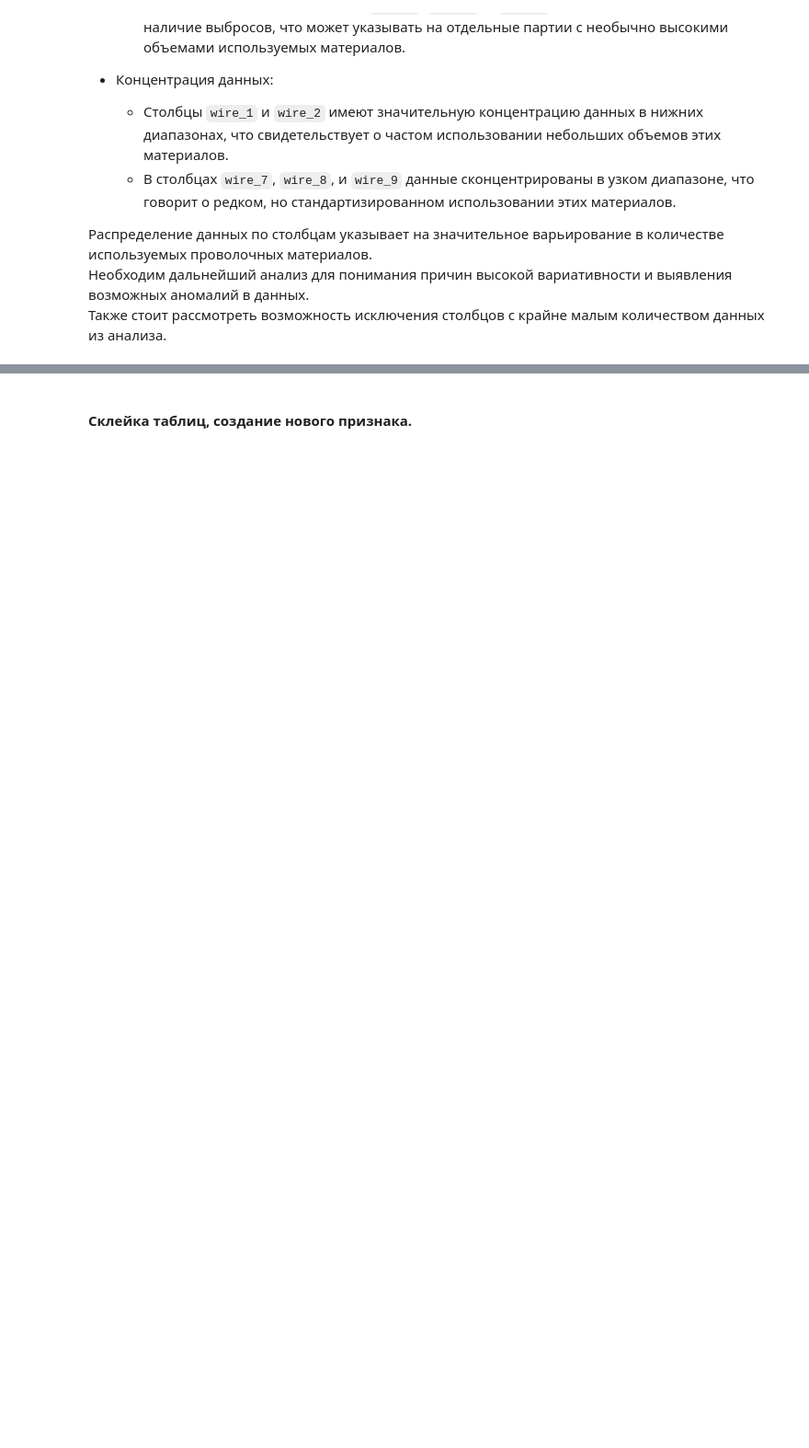
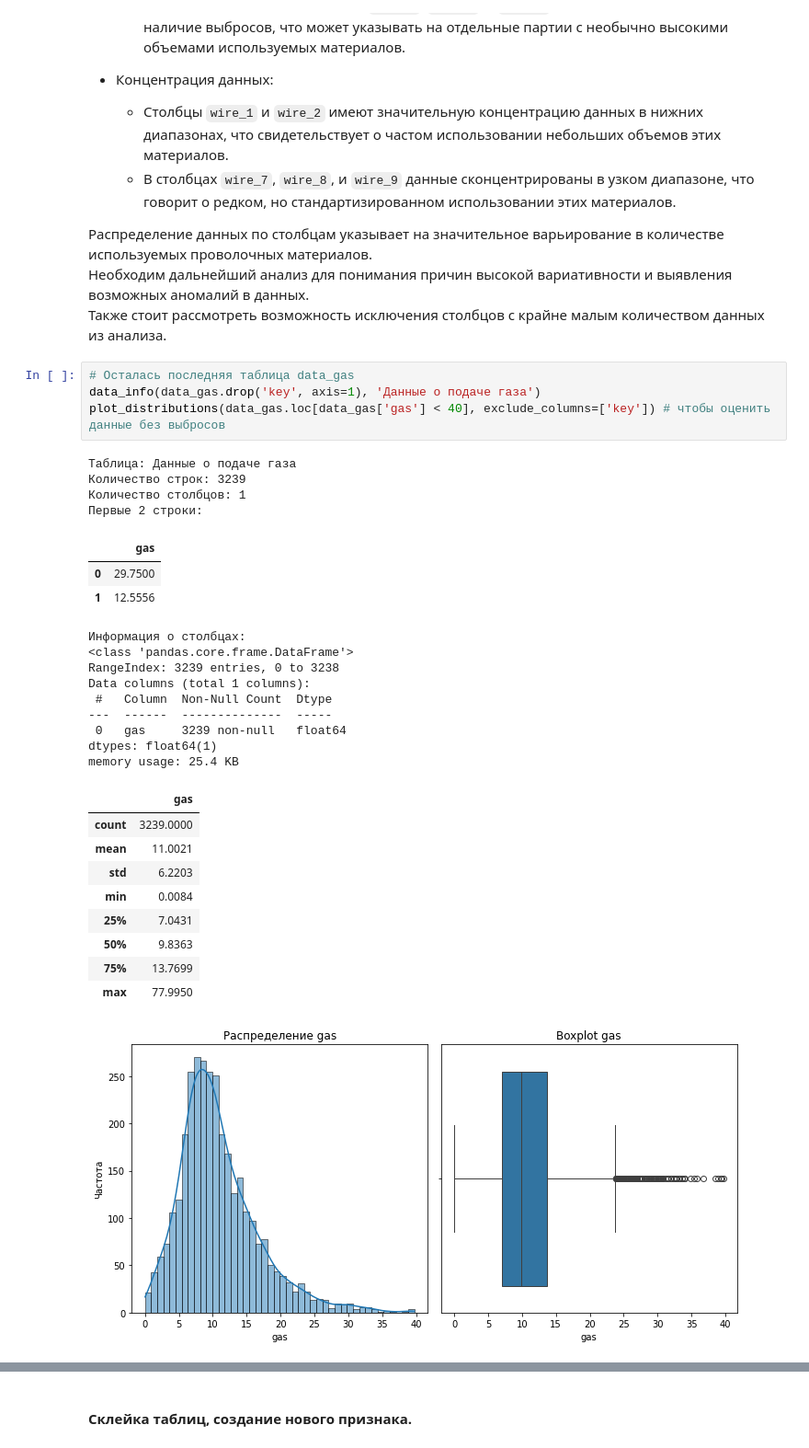
Before and after one commit to EPrutskoy/EPrutskoy, a Jupyter notebook: steel_temp_prediction/1d4c36b2-5168-4ae1-b314-a56a8d5214b9.ipynb, the cells around one changed output, grey strips where cells are left out. Shown at 92% size. Saved outputs shown, nothing was run; the diff lists cells and outputs as text; blank space fills up the shorter version.

```diff
--- a/steel_temp_prediction/1d4c36b2-5168-4ae1-b314-a56a8d5214b9.ipynb
+++ b/steel_temp_prediction/1d4c36b2-5168-4ae1-b314-a56a8d5214b9.ipynb
@@ -1228,3 +1282,34 @@ memory usage: 216.8 KB
 Распределение данных по столбцам указывает на значительное варьирование в количестве используемых проволочных материалов. \
 Необходим дальнейший анализ для понимания причин высокой вариативности и выявления возможных аномалий в данных. \
 Также стоит рассмотреть возможность исключения столбцов с крайне малым количеством данных из анализа.
+# %%
+# Осталась последняя таблица data_gas
+data_info(data_gas.drop('key', axis=1), 'Данные о подаче газа')
+plot_distributions(data_gas.loc[data_gas['gas'] < 40], exclude_columns=['key']) # чтобы оценить данные без выбросов
+# %% [output]
+Таблица: Данные о подаче газа
+Количество строк: 3239
+Количество столбцов: 1
+Первые 2 строки:
+|  | gas |
+| 0 | 29.7500 |
+| 1 | 12.5556 |
+Информация о столбцах:
+<class 'pandas.core.frame.DataFrame'>
+RangeIndex: 3239 entries, 0 to 3238
+Data columns (total 1 columns):
+ #   Column  Non-Null Count  Dtype
+---  ------  --------------  -----
+ 0   gas     3239 non-null   float64
+dtypes: float64(1)
+memory usage: 25.4 KB
+|  | gas |
+| count | 3239.0000 |
+| mean | 11.0021 |
+| std | 6.2203 |
+| min | 0.0084 |
+| 25% | 7.0431 |
+| 50% | 9.8363 |
+| 75% | 13.7699 |
+| max | 77.9950 |
+[figure, added]
```
Also changed, not shown: parts of 33 cells of this notebook, 1 other file.
